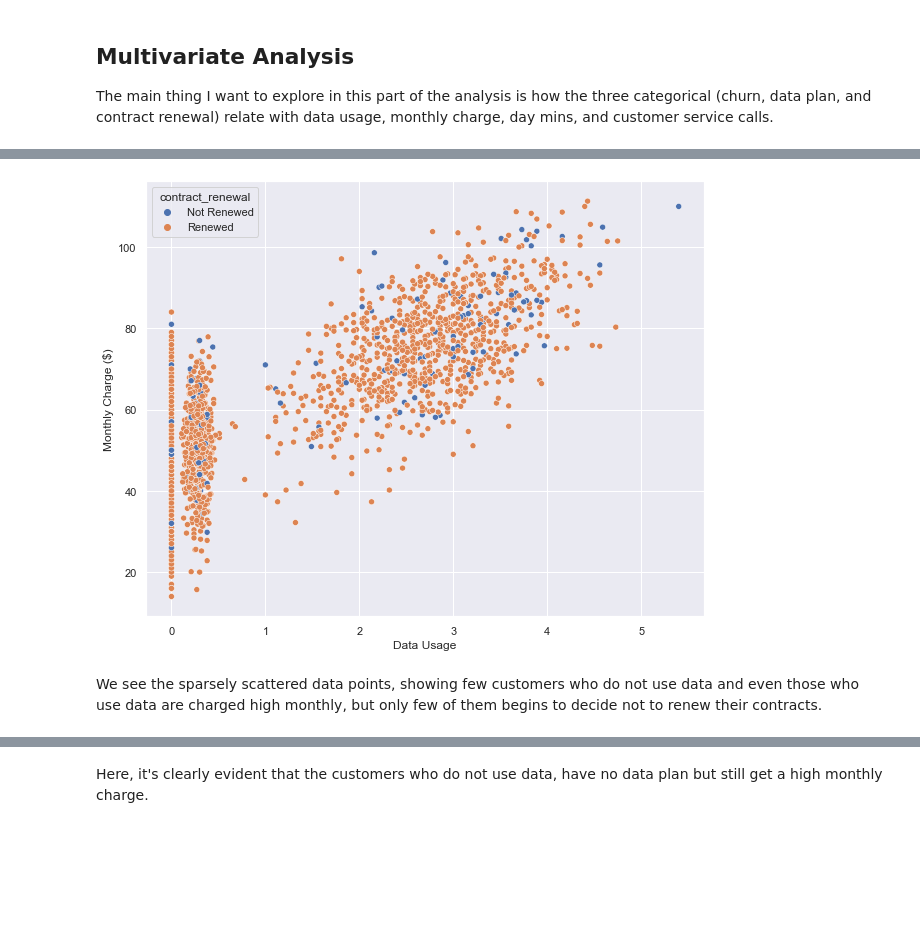
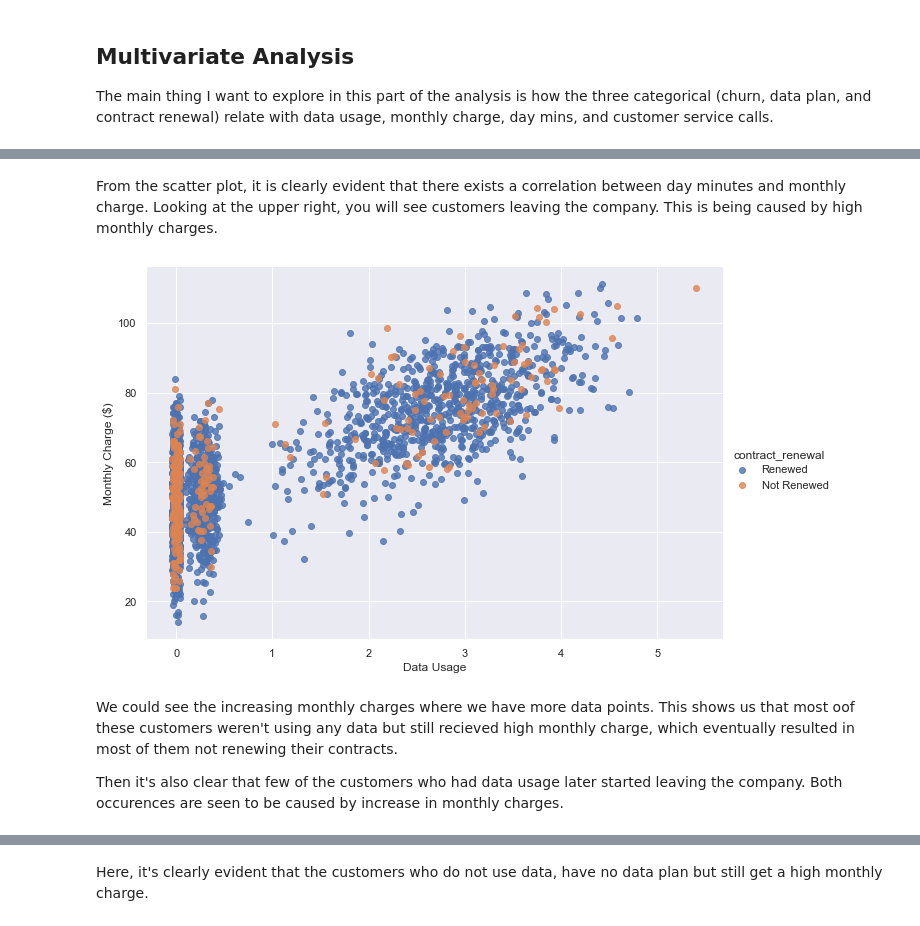
Before and after one commit to Chisomnwa/Communicate-Data-Findings, a Jupyter notebook: Part _I_Exploration_Template.ipynb, the cells around one changed output, grey strips where cells are left out. Saved outputs shown, nothing was run; the diff lists cells and outputs as text; code cells hidden in the pictures; blank space fills up the shorter version.

```diff
--- a/Part _I_Exploration_Template.ipynb
+++ b/Part _I_Exploration_Template.ipynb
@@ -192,8 +181,8 @@ Change the name of the column labels to lower case
 # Seperate the column labels that are made up two words with a hyphen
 customer_info.rename(columns={'AccountWeeks': 'Account_Weeks', 'ContractRenewal': 'Contract_Renewal',
                               'DataPlan': 'Data_Plan', 'DataUsage': 'Data_Usage',
-                              'CustServCalls': 'Customer_Service_Calls', 'DayMins': 'Day_Mins', 'DayCalls': 'Day_Calls',
-                              'MonthlyCharge': 'Monthly_Charge', 'OverageFee': 'Overage_Fee', 'RoamMins': 'Roam_Mins'}, inplace = True)
+                              'CustServCalls': 'Customer_Service_Calls', 'DayMins': 'Day_Minutes', 'DayCalls': 'Day_Calls',
+                              'MonthlyCharge': 'Monthly_Charge', 'OverageFee': 'Overage_Fee', 'RoamMins': 'Roam_Minutes'}, inplace = True)
 
 # change the name of the column labels to lower case
 customer_info.rename(columns=lambda x: x.lower(), inplace=True)
@@ -220,9 +209,9 @@ Replace the 1 and 0 values in churn, customer_renewal, and data_plan columns wit
 ### Code
 # %%
 # change the value of the churn, contract_renewal, and data_plan for easy manipulation
-customer_info['churn'] = np.where(customer_info['churn'] == 1, 'Cancelled', 'Not Cancelled')
+customer_info['churn'] = np.where(customer_info['churn'] == 1, 'Left', 'Stayed')
 customer_info['contract_renewal'] = np.where(customer_info['contract_renewal'] == 1, 'Renewed', 'Not Renewed')
-customer_info['data_plan'] = np.where(customer_info['data_plan'] == 1, 'Data plan', 'No Data Plan')
+customer_info['data_plan'] = np.where(customer_info['data_plan'] == 1, 'Yes', 'No')
 # %% [markdown]
 ### Test
 # %%
@@ -310,14 +301,17 @@ def count_plot(cat):
     if cat == 'churn':
         sns.countplot(data=customer_info, x = cat, color=color)
         plt.xlabel('Churn')
+        plt.ylabel('Count')
         plt.title('Churn Distribution')
     elif cat == 'contract_renewal':
         sns.countplot(data = customer_info, x  = cat, color=color)
         plt.xlabel('Contract Renewal');
+        plt.ylabel('Count')
         plt.title('Contract Renewal Distribution')
     else:
         sns.countplot(data = customer_info, x = cat, color=color)
         plt.xlabel('Data Plan');
+        plt.ylabel('Count')
         plt.title('Data Plan Distribution')
 # %%
 # iterataing through a list of categorical variabale for plotting.
@@ -835,11 +859,18 @@ There is also a positive relationship between the average daytime minutes per mo
+# %% [markdown]
+From the scatter plot, it is clearly evident that there exists a correlation between day minutes and monthly charge. Looking at the upper right, you will see customers leaving the company. This is being caused by high monthly charges.
 # %%
+# Use color encodings to encode contract renewal as the third variable
+
 # Create scatterplot
-plt.figure(figsize = (10, 8))
-sns.scatterplot(data = customer_info, x = 'data_usage', y = 'monthly_charge', hue = 'contract_renewal', cmap='vlag');
-plt.xlabel('Data Usage')
+g = sns.FacetGrid(data = customer_info, hue = 'contract_renewal', hue_order=['Renewed', 'Not Renewed'], size=6, aspect=1.5)
+g = g.map(sns.regplot, 'data_usage', 'monthly_charge', x_jitter = 0.04, fit_reg = False);
+g.add_legend()
+plt.xlabel('Data Usage');
 plt.ylabel('Monthly Charge ($)');
 # %% [output]
-[figure, old version]
+[figure, new version]
 # %% [markdown]
-We see the sparsely scattered data points, showing few customers who do not use data and even those who use data are charged high monthly, but only few of them begins to decide not to renew their contracts.
+We could see the increasing monthly charges where we have more data points. This shows us that most oof these customers weren't using any data but still recieved high monthly charge, which eventually resulted in most of them not renewing their contracts.
+
+Then it's also clear that few of the customers who had data usage later started leaving the company. Both occurences are seen to be caused by increase in monthly charges.
 # %%
```
Also changed, not shown: parts of 51 cells of this notebook, 10 other files.
